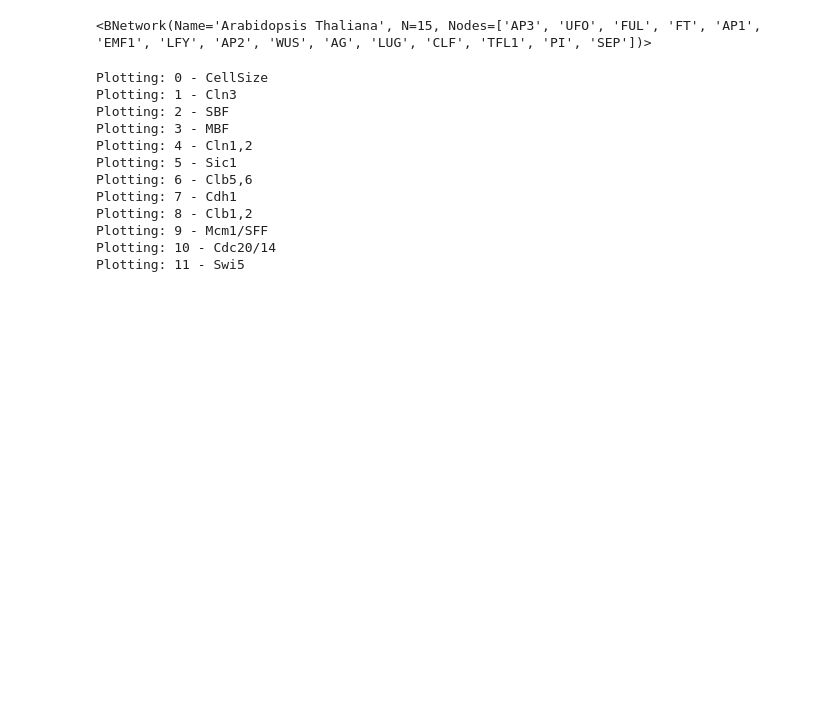
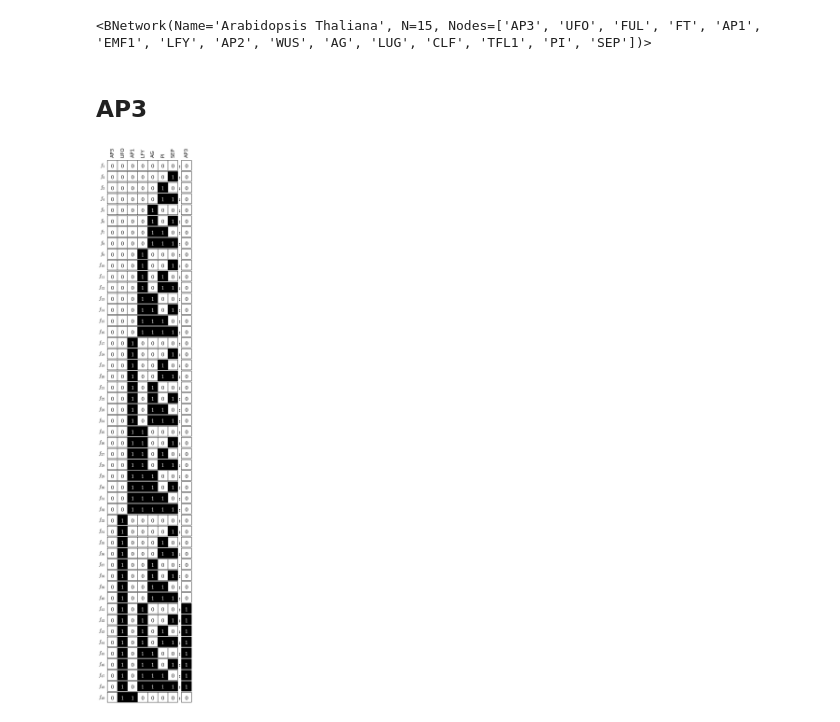
Before and after one commit to CASCI-lab/CANA, a Jupyter notebook: tutorials/Tutorial - Canalization - BioModels - LUT.ipynb, the cells around one changed output. Drawn from its saved outputs; the diff is of its cells as text; code cells hidden in the pictures; blank space fills up the shorter version.

```diff
--- a/tutorials/Tutorial - Canalization - BioModels - LUT.ipynb
+++ b/tutorials/Tutorial - Canalization - BioModels - LUT.ipynb
@@ -60,7 +61,7 @@ def plot_look_up_table(nid, n):
     _left = ((left*100) / fwidth) / 100
     _hs = ((hs*100) / fwidth) / 100
     # Init Figure
-    fig = plt.figure(figsize=(fwidth/dpi,fheight/dpi), dpi=dpi)
+    fig = plt.figure(figsize=(fwidth/dpi,fheight/dpi), facecolor='w', dpi=dpi)
     ax1 = fig.add_axes((_left,_bottom,_ax1w,_ax1h), aspect=1, label='LUT')
 
     ### LUT Plot ###
@@ -127,24 +128,20 @@ def plot_look_up_table(nid, n):
     filename = n.name
     filename = filename.replace('/','_')
     filename = filename.replace(',','_')
-    ### SAVE to FILE ###
-    plt.savefig('%s/../experiments/2017 - BioModels/%s/LUT/%s-%s' % (os.getcwd(), foldername, nid, filename), dpi=dpi)
+
+    ## Display
+    display(fig)
+
+    ## Save to file
+    #plt.savefig('%s/../experiments/2017 - BioModels/%s/LUT/%s-%s' % (os.getcwd(), foldername, nid, filename), dpi=dpi)
+
     plt.close()
 # %%
 for nid,n in enumerate(N.nodes):
-    print 'Plotting: %s - %s' % (nid,n.name)
+    display(HTML('<h2>'+n.name+'</h2>'))
     # Plot
     plot_look_up_table(nid,n)
+    break
 # %% [output]
-Plotting: 0 - CellSize
-Plotting: 1 - Cln3
-Plotting: 2 - SBF
-Plotting: 3 - MBF
-Plotting: 4 - Cln1,2
-Plotting: 5 - Sic1
-Plotting: 6 - Clb5,6
-Plotting: 7 - Cdh1
-Plotting: 8 - Clb1,2
-Plotting: 9 - Mcm1/SFF
-Plotting: 10 - Cdc20/14
-Plotting: 11 - Swi5
+AP3
+[figure, added]
```
Also changed, not shown: parts of 2 cells of this notebook, 16 other files.
